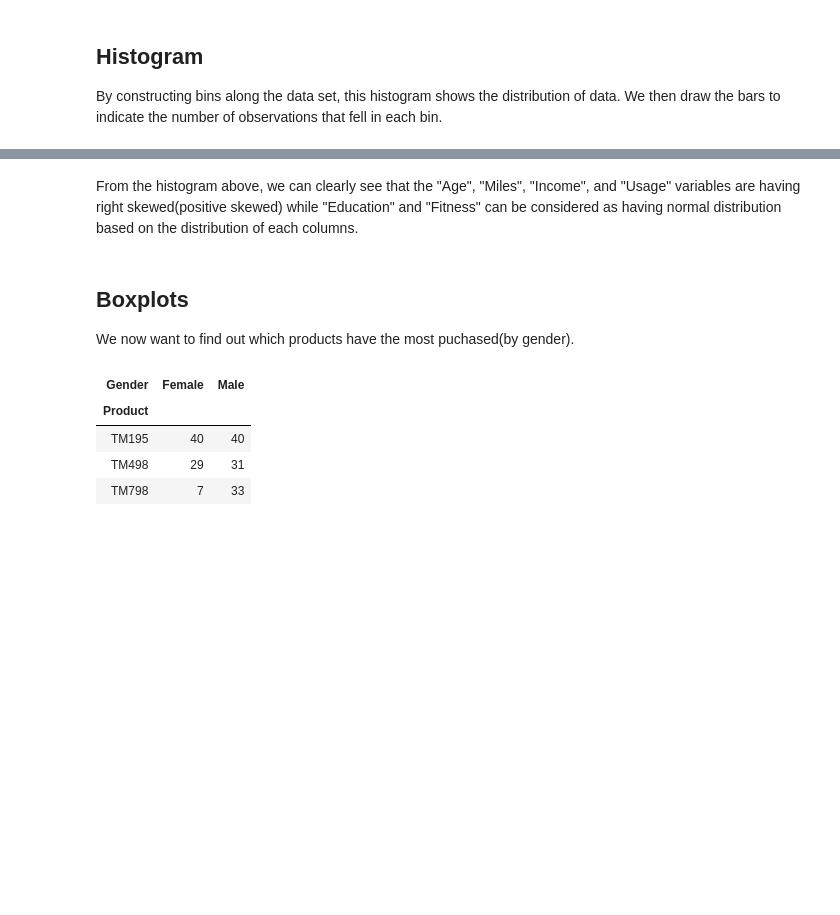
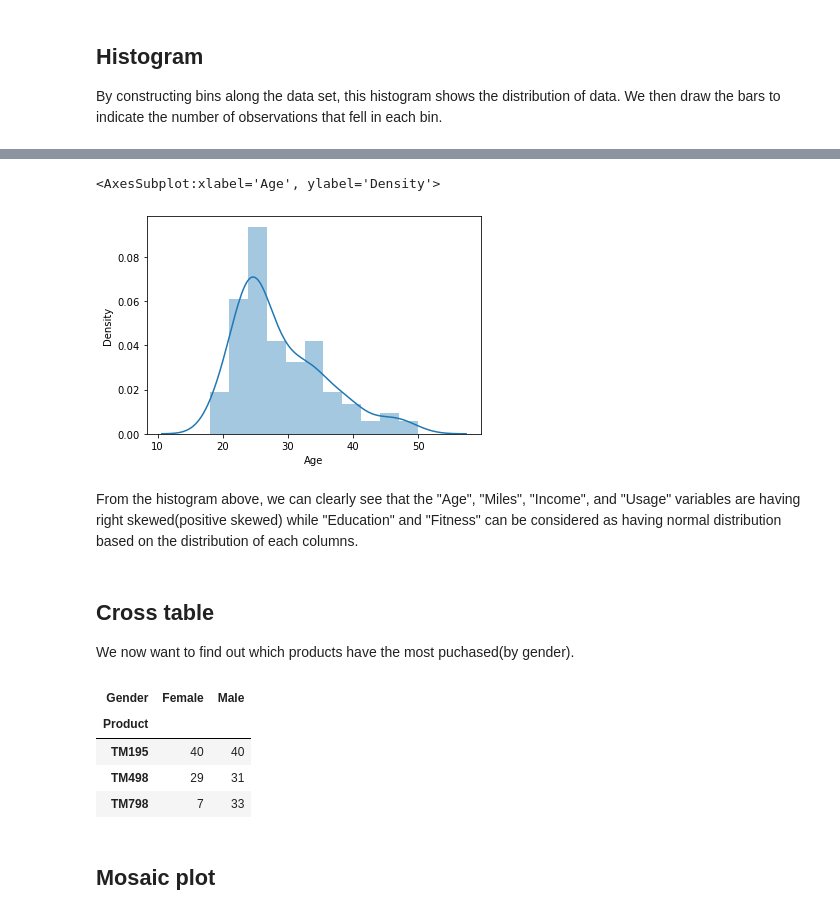
Before and after one commit to Jc9817/Case-Study-CardioGoodFitness-, a Jupyter notebook: CardioGood Fitness Case Study.ipynb, the cells around one changed output, grey strips where cells are left out. Saved outputs shown, nothing was run; the diff lists cells and outputs as text; code cells hidden in the pictures; blank space fills up the shorter version.

```diff
--- a/CardioGood Fitness Case Study.ipynb
+++ b/CardioGood Fitness Case Study.ipynb
@@ -105,7 +106,12 @@ array([[<matplotlib.axes._subplots.AxesSubplot object at 0x...>,
+# %%
+sns.distplot(data['Age'])
+# %% [output]
+<AxesSubplot:xlabel='Age', ylabel='Density'>
+[figure, added]
 # %% [markdown]
 From the histogram above, we can clearly see that the "Age", "Miles", "Income", and "Usage" variables are having right skewed(positive skewed) while "Education" and "Fitness" can be considered as having normal distribution based on the distribution of each columns.
 # %% [markdown]
-## Boxplots
+## Cross table
 
 We now want to find out which products have the most puchased(by gender).
 # %%
@@ -116,6 +122,8 @@ pd.crosstab(data['Product'], data['Gender'])
 | TM195 | 40 | 40 |
 | TM498 | 29 | 31 |
 | TM798 | 7 | 33 |
+# %% [markdown]
+## Mosaic plot
 # %%
 # properties is used to fix the color
 props = {}
```
Also changed, not shown: parts of 22 cells of this notebook.
